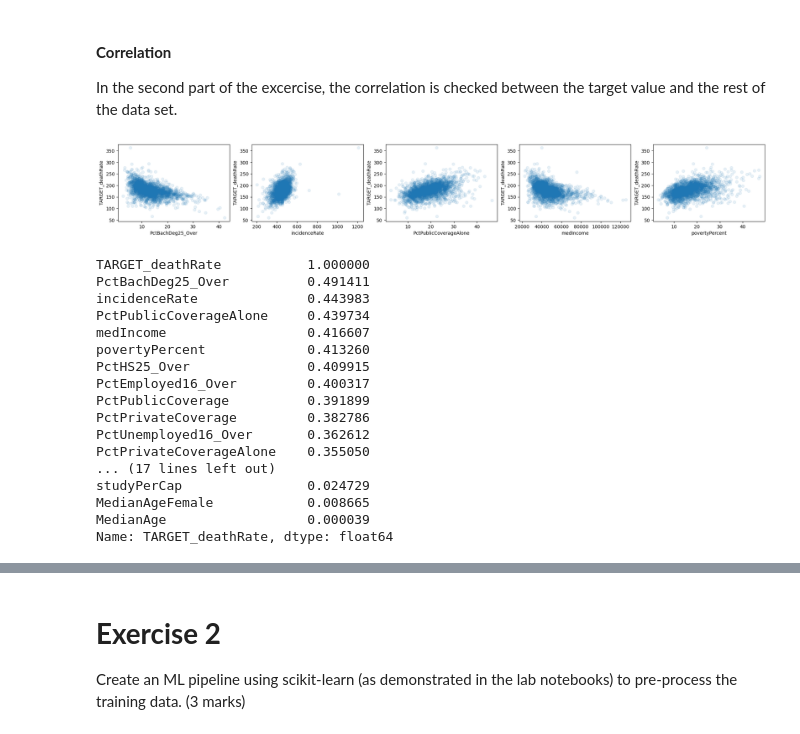
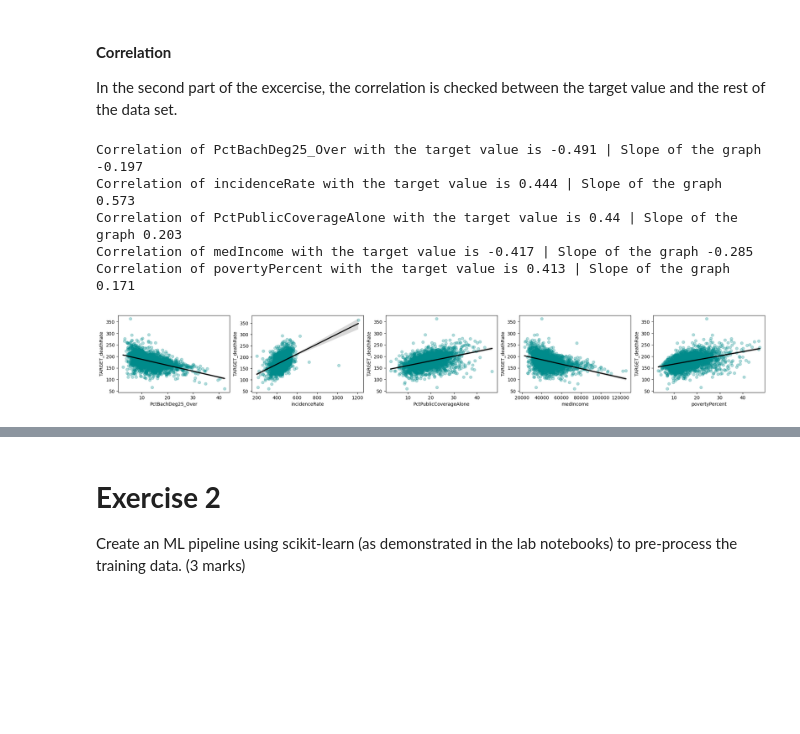
Before and after one commit to AlexandraPosta/machie-learning-pipeline, a Jupyter notebook: COMP3611_Coursework_Assessment.ipynb, the cells around one changed output, grey strips where cells are left out. Saved outputs shown, nothing was run; the diff lists cells and outputs as text; code cells hidden in the pictures; blank space fills up the shorter version.

```diff
--- a/COMP3611_Coursework_Assessment.ipynb
+++ b/COMP3611_Coursework_Assessment.ipynb
@@ -88,8 +88,9 @@ In the first part of the exercise 1, the data set is checked for any unsual feat
 # %%
 # Plot histograms to visualize all data
 %matplotlib inline
+plot_color = 'darkcyan'
 cancer_data = pd.read_csv(training_data_path)
-cancer_data.hist(bins=50,figsize=(30,30))
+cancer_data.hist(bins=50,figsize=(30,30), color=plot_color)
 # %% [output]
 array([[<AxesSubplot: title={'center': 'avgAnnCount'}>,
         <AxesSubplot: title={'center': 'avgDeathsPerYear'}>,
@@ -196,42 +229,29 @@ Most columns have 2438 entries, but some do not:
 #### **Correlation**
 In the second part of the excercise, the correlation is checked between the target value and the rest of the data set.
 # %%
+import seaborn as sns
+from scipy.stats.stats import pearsonr
+
 # Correlation
 full_data = cancer_data.copy()
 full_data.insert(1, target, target_data)
 
 corr_matrix=full_data.corr()
 correlation = corr_matrix[target]
 abs_correlation = correlation.abs().sort_values(ascending=False) # take the abs value to account for negative corelation
 high_correclation = abs_correlation[1:6].index
 incr = 0
 
 fig, axes = plt.subplots(nrows=1, ncols=5, figsize=(25, 3))
 
 for feature in high_correclation:
-   axes[incr].scatter(x=full_data[feature], y=full_data[target].values, alpha=0.1)
-   axes[incr].set_xlabel(feature)
-   axes[incr].set_ylabel(target)
+   sns.regplot(x=full_data[feature], y=full_data[target], data=full_data, scatter_kws={"color": plot_color, 'alpha':0.3}, line_kws={"color": "black"}, ax=axes[incr])
    incr += 1
+   print('Correlation of', feature, 'with the target value is', round(correlation[feature],3), '| Slope of the graph', round(np.polyfit(np.log(full_data[feature]), np.log(full_data[target]), 1)[0],3))
 # %% [output]
+Correlation of PctBachDeg25_Over with the target value is -0.491 | Slope of the graph -0.197
+Correlation of incidenceRate with the target value is 0.444 | Slope of the graph 0.573
+Correlation of PctPublicCoverageAlone with the target value is 0.44 | Slope of the graph 0.203
+Correlation of medIncome with the target value is -0.417 | Slope of the graph -0.285
+Correlation of povertyPercent with the target value is 0.413 | Slope of the graph 0.171
-[figure, old version]
+[figure, new version]
-# %%
-print(abs_correlation)
-# %% [output]
-TARGET_deathRate           1.000000
-PctBachDeg25_Over          0.491411
-incidenceRate              0.443983
-PctPublicCoverageAlone     0.439734
-medIncome                  0.416607
-povertyPercent             0.413260
-PctHS25_Over               0.409915
-PctEmployed16_Over         0.400317
-PctPublicCoverage          0.391899
-PctPrivateCoverage         0.382786
-PctUnemployed16_Over       0.362612
-PctPrivateCoverageAlone    0.355050
-... (17 lines left out)
-studyPerCap                0.024729
-MedianAgeFemale            0.008665
-MedianAge                  0.000039
-Name: TARGET_deathRate, dtype: float64
```
Also changed, not shown: parts of 15 cells of this notebook.
